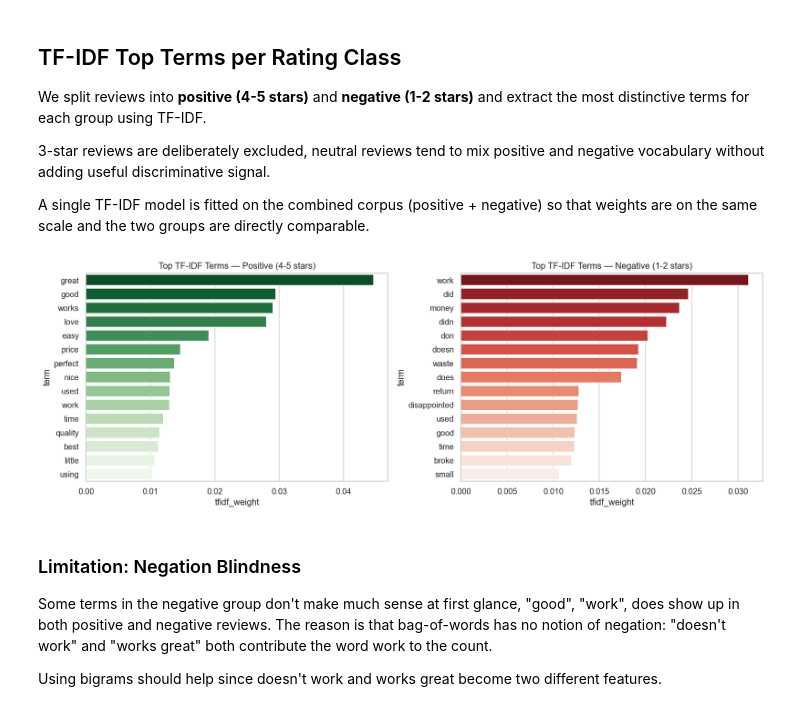
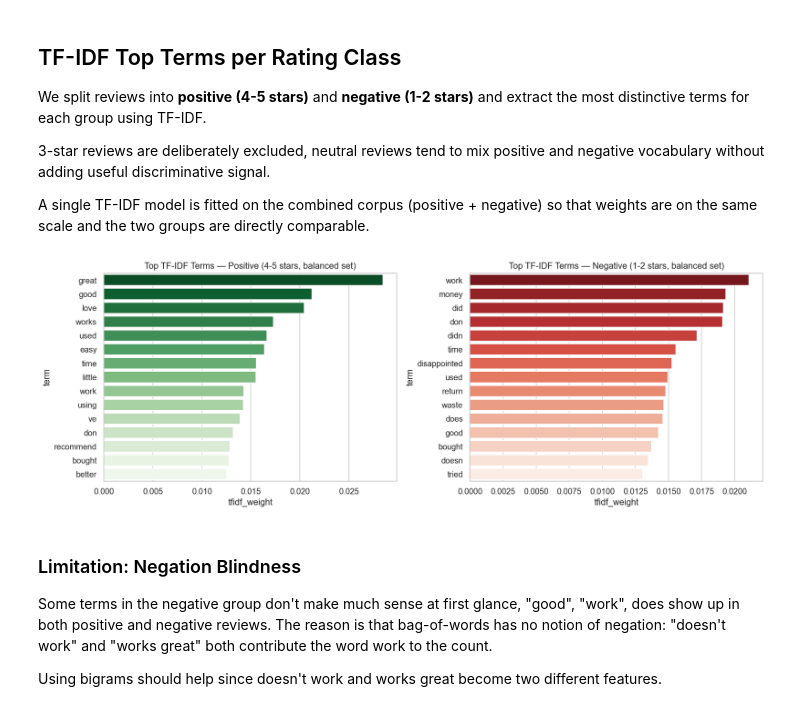
Before and after one commit to FilippoNannucci/DiscoverAI, a Jupyter notebook: 02_EDA.ipynb, the cells around one changed output. Cells and saved outputs as stored; diff of their text form; code cells hidden in the pictures.

Commit message:
EDA: switch text analysis to balanced set, clean NaN handling, remove hardcoded counts

```diff
--- a/02_EDA.ipynb
+++ b/02_EDA.ipynb
@@ -274,18 +261,18 @@ We extract the most frequent unigrams (single words) and bigrams (two-word phras
 # %%
 from sklearn.feature_extraction.text import CountVectorizer
 
-# Filling NaN texts with empty string to avoid vectorizer errors
-texts = df["text"].fillna("").astype(str)
+# Using rev (balanced set) — these are the reviews the model will actually see
+texts = rev["text"].fillna("").astype(str)
 
 # Domain-specific stopwords to add on top of sklearn's English list
 DOMAIN_STOPWORDS = [
     "product", "buy", "amazon", "just", "really", "get", "one",
     "use", "like", "also", "even", "would", "could", "still"
 ]
+combined_stopwords = list(CountVectorizer(stop_words="english").get_stop_words()) + DOMAIN_STOPWORDS
 
 # Top 20 unigrams (no stopwords)
-vec_uni = CountVectorizer(stop_words=list(CountVectorizer(stop_words="english").get_stop_words()) + DOMAIN_STOPWORDS,
-                          max_features=20)
+vec_uni = CountVectorizer(stop_words=combined_stopwords, max_features=20)
 X_uni = vec_uni.fit_transform(texts)
 uni_freq = X_uni.sum(axis=0).A1
 uni_terms = vec_uni.get_feature_names_out()
@@ -295,9 +282,7 @@ order_uni = uni_freq.argsort()[::-1]
 uni_terms, uni_freq = uni_terms[order_uni], uni_freq[order_uni]
 
 # Top 20 bigrams (no stopwords)
-vec_bi = CountVectorizer(ngram_range=(2, 2),
-                         stop_words=list(CountVectorizer(stop_words="english").get_stop_words()) + DOMAIN_STOPWORDS,
-                         max_features=20)
+vec_bi = CountVectorizer(ngram_range=(2, 2), stop_words=combined_stopwords, max_features=20)
 X_bi = vec_bi.fit_transform(texts)
 bi_freq = X_bi.sum(axis=0).A1
 bi_terms = vec_bi.get_feature_names_out()
@@ -313,12 +298,12 @@ df_bi  = pd.DataFrame({"term": bi_terms,  "freq": bi_freq})
 
 sns.barplot(x="freq", y="term", data=df_uni, ax=axes[0], palette="crest",
             hue="term", legend=False)
-axes[0].set_title("Top 20 Unigrams")
+axes[0].set_title("Top 20 Unigrams (balanced set)")
 axes[0].set_xlabel("Frequency")
 
 sns.barplot(x="freq", y="term", data=df_bi, ax=axes[1], palette="flare",
             hue="term", legend=False)
-axes[1].set_title("Top 20 Bigrams")
+axes[1].set_title("Top 20 Bigrams (balanced set)")
 axes[1].set_xlabel("Frequency")
 
 plt.tight_layout()
@@ -336,48 +321,41 @@ A single TF-IDF model is fitted on the combined corpus (positive + negative) so
 # %%
 from sklearn.feature_extraction.text import TfidfVectorizer
 
-# Splitting into positive and negative groups (3-star reviews excluded — neutral signal)
-pos_texts = df[df["rating"] >= 4]["text"].fillna("").astype(str)
-neg_texts = df[df["rating"] <= 2]["text"].fillna("").astype(str)
+# Using rev (balanced set) — split into positive and negative groups
+pos_texts = rev[rev["rating"] >= 4]["text"].fillna("").astype(str)
+neg_texts = rev[rev["rating"] <= 2]["text"].fillna("").astype(str)
 all_texts  = pd.concat([pos_texts, neg_texts])
 
-# Same domain stopwords used in the n-gram analysis
-DOMAIN_STOPWORDS = [
-    "product", "buy", "amazon", "just", "really", "get", "one",
-    "use", "like", "also", "even", "would", "could", "still"
-]
-combined_stopwords = list(CountVectorizer(stop_words="english").get_stop_words()) + DOMAIN_STOPWORDS
-
-# Fit a SINGLE TF-IDF on the full corpus so weights are on the same scale
+# Fit a SINGLE TF-IDF on the full balanced corpus so weights are on the same scale
 tfidf = TfidfVectorizer(stop_words=combined_stopwords, max_features=5000, sublinear_tf=True)
 tfidf.fit(all_texts)
 
 def top_tfidf_terms(texts, n=15):
     """Transform texts with the shared TF-IDF and return top n terms by mean weight."""
     X = tfidf.transform(texts)
     mean_weights = X.mean(axis=0).A1
     top_idx = mean_weights.argsort()[-n:][::-1]
     terms = tfidf.get_feature_names_out()[top_idx]
     weights = mean_weights[top_idx]
     return pd.DataFrame({"term": terms, "tfidf_weight": weights})
 
 top_pos = top_tfidf_terms(pos_texts)
 top_neg = top_tfidf_terms(neg_texts)
 
 fig, axes = plt.subplots(1, 2, figsize=(14, 5))
 
 sns.barplot(x="tfidf_weight", y="term", data=top_pos, ax=axes[0], palette="Greens_r",
             hue="term", legend=False)
-axes[0].set_title("Top TF-IDF Terms — Positive (4-5 stars)")
+axes[0].set_title("Top TF-IDF Terms — Positive (4-5 stars, balanced set)")
 
 sns.barplot(x="tfidf_weight", y="term", data=top_neg, ax=axes[1], palette="Reds_r",
             hue="term", legend=False)
-axes[1].set_title("Top TF-IDF Terms — Negative (1-2 stars)")
+axes[1].set_title("Top TF-IDF Terms — Negative (1-2 stars, balanced set)")
 
 plt.tight_layout()
 plt.show()
 # %% [output]
-[figure, old version]
+[figure, new version]
 # %% [markdown]
 ### Limitation: Negation Blindness
 
```
Also changed, not shown: parts of 8 cells of this notebook.
